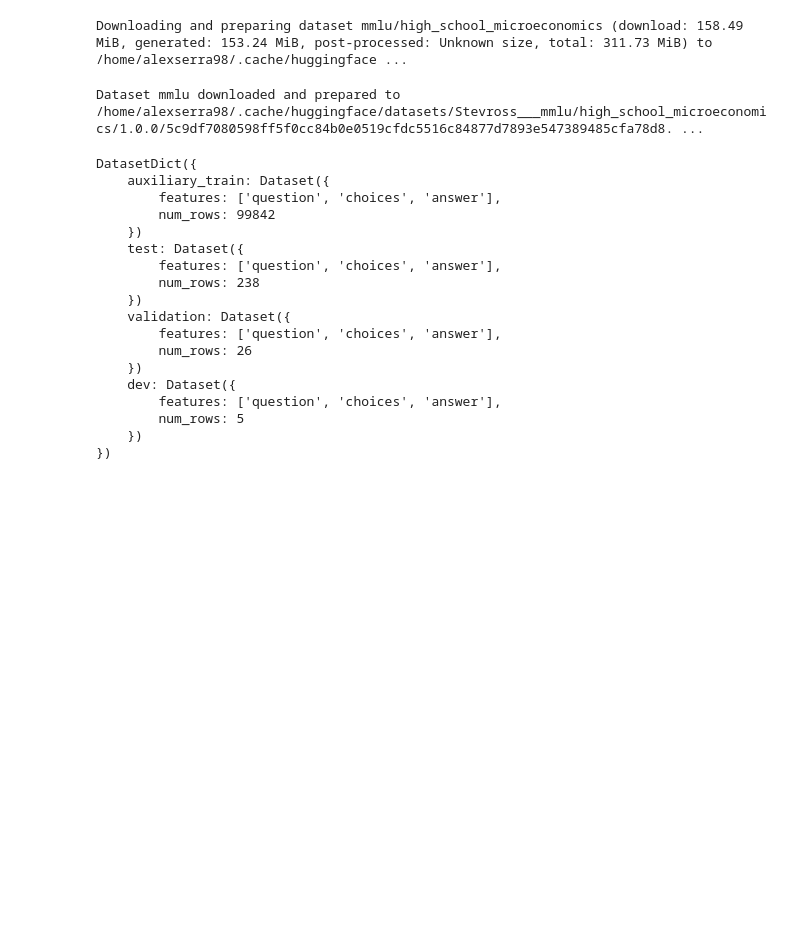
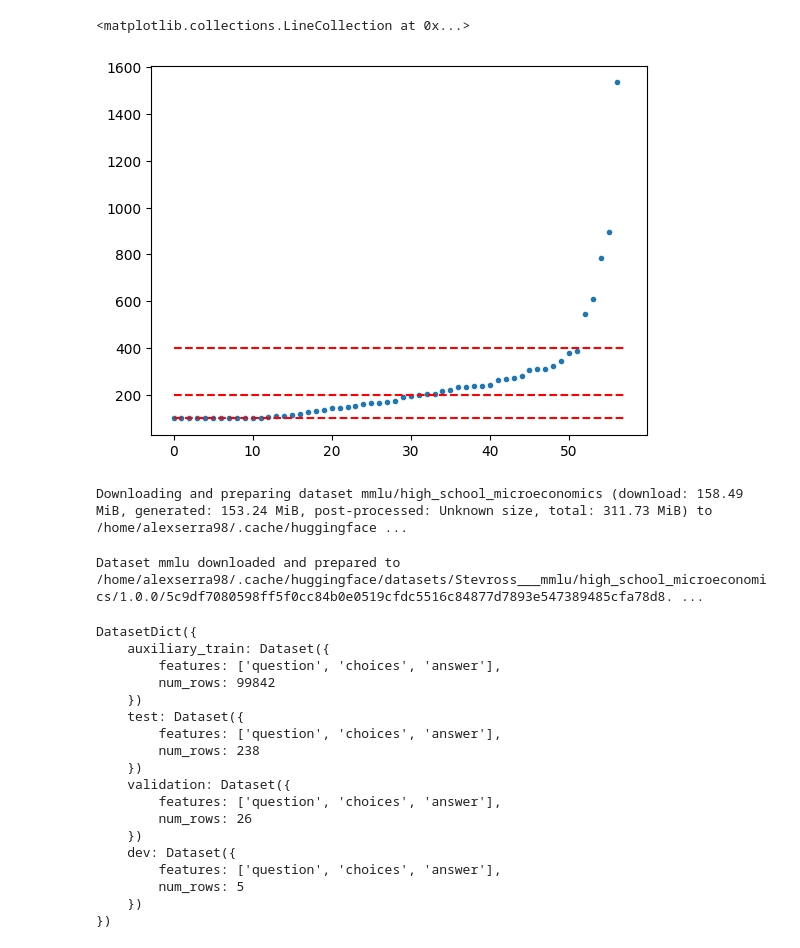
Before and after one commit to alexserra98/GeometricLens, a Jupyter notebook: playground.ipynb, the cells around one changed output. Saved outputs shown, nothing was run; the diff lists cells and outputs as text; code cells hidden in the pictures; blank space fills up the shorter version.

```diff
--- a/playground.ipynb
+++ b/playground.ipynb
@@ -11,0 +17,5 @@ from common.tensor_storage import TensorStorage
+# %%
+mylist = []
+def get_subject(x):
+    mylist.append(x["subject"])
+dataset["test"].map(get_subject)
@@ -11,0 +27,6 @@ from common.tensor_storage import TensorStorage
+# %%
+subjects = list(set(mylist))
+subject_count = []
+# %%
+for i in subjects:
+    subject_count.append(mylist.count(i))
@@ -11,0 +49,2 @@ from common.tensor_storage import TensorStorage
+# %%
+sorted_index = np.argsort(subject_count)
@@ -11,0 +57,10 @@ from common.tensor_storage import TensorStorage
+# %%
+import matplotlib.pyplot as plt
+
+plt.scatter(np.arange(0,len(subjects)), np.array(subject_count)[sorted_index], marker='.')
+plt.hlines(100, 0, len(subjects), colors='r', linestyles='dashed')
+plt.hlines(200, 0, len(subjects), colors='r', linestyles='dashed')
+plt.hlines(400, 0, len(subjects), colors='r', linestyles='dashed')
+# %% [output]
+<matplotlib.collections.LineCollection at 0x...>
+[figure, added]
```
Also changed, not shown: parts of 7 cells of this notebook, 9 other files.
